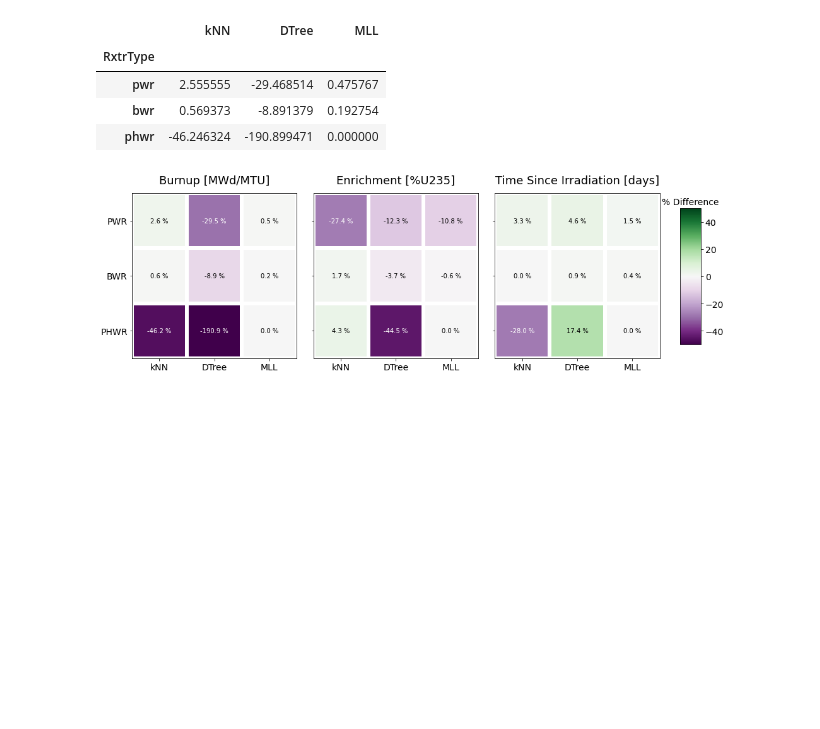
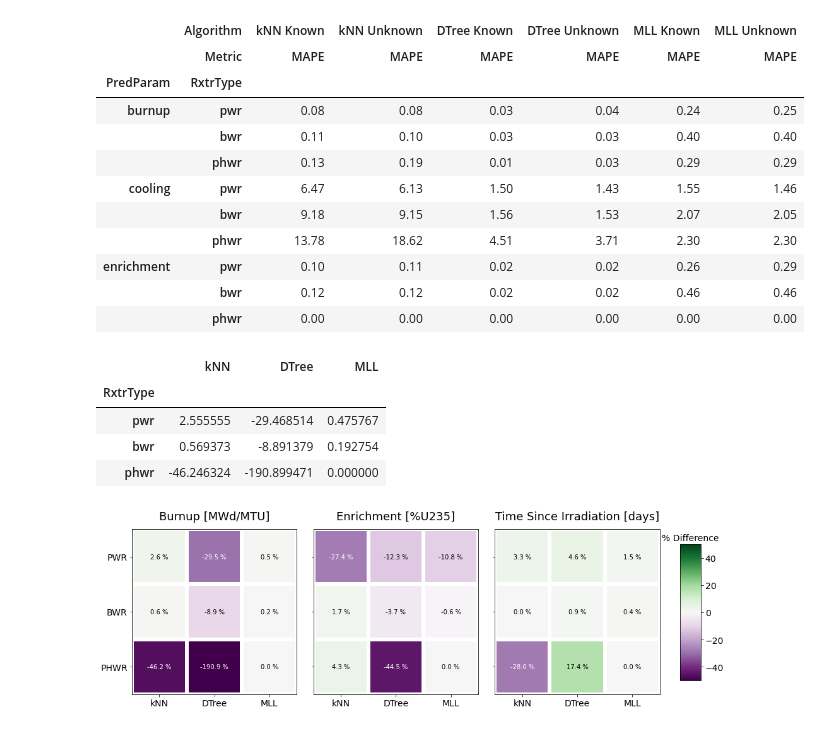
Before and after one commit to opotowsky/process_results, a Jupyter notebook: rxtr-type_mll_scikit_compare.ipynb, the cells around one changed output. Saved outputs shown, nothing was run; the diff lists cells and outputs as text; code cells hidden in the pictures; blank space fills up the shorter version.

```diff
--- a/rxtr-type_mll_scikit_compare.ipynb
+++ b/rxtr-type_mll_scikit_compare.ipynb
@@ -74,7 +90,7 @@ def annotate_heatmap(im, data=None, valfmt="{x:.2f}",
     return texts
 # %%
 base = '/mnt/researchdrive/BOX_INTERNAL/opotowsky/processed_results/'
-pkl = 'rxtr-type_mll_scikit_compare.pkl'
+pkl = 'rxtr-type_mll_scikit_compare_err01.pkl'
 df1 = pd.read_pickle(base+pkl)
 # %%
 pkl = 'no-rxtr-type_mll_scikit_compare.pkl'
@@ -111,3 +107,19 @@ df.loc[:, (l, 'MAE')]
+# %%
+df.loc[:, (l, 'MAPE')].round(2)
+#print(df.to_string())
+# %% [output]
+|  | Algorithm | kNN Known | kNN Unknown | DTree Known | DTree Unknown | MLL Known | MLL Unknown |
+|  | Metric | MAPE | MAPE | MAPE | MAPE | MAPE | MAPE |
+| PredParam | RxtrType |  |  |  |  |  |  |
+| burnup | pwr | 0.08 | 0.08 | 0.03 | 0.04 | 0.24 | 0.25 |
+|  | bwr | 0.11 | 0.10 | 0.03 | 0.03 | 0.40 | 0.40 |
+|  | phwr | 0.13 | 0.19 | 0.01 | 0.03 | 0.29 | 0.29 |
+| cooling | pwr | 6.47 | 6.13 | 1.50 | 1.43 | 1.55 | 1.46 |
+|  | bwr | 9.18 | 9.15 | 1.56 | 1.53 | 2.07 | 2.05 |
+|  | phwr | 13.78 | 18.62 | 4.51 | 3.71 | 2.30 | 2.30 |
+| enrichment | pwr | 0.10 | 0.11 | 0.02 | 0.02 | 0.26 | 0.29 |
+|  | bwr | 0.12 | 0.12 | 0.02 | 0.02 | 0.46 | 0.46 |
+|  | phwr | 0.00 | 0.00 | 0.00 | 0.00 | 0.00 | 0.00 |
 # %%
 diffs = pd.DataFrame(index=df.index, columns=['kNN', 'DTree', 'MLL'])
 diffs['kNN'] = 100 * (df.loc[:, ('kNN Known', 'MAE')] - df.loc[:, ('kNN Unknown', 'MAE')]) / df.loc[:, ('kNN Known', 'MAE')]
```
Also changed, not shown: parts of 3 cells of this notebook, 1 other file.
